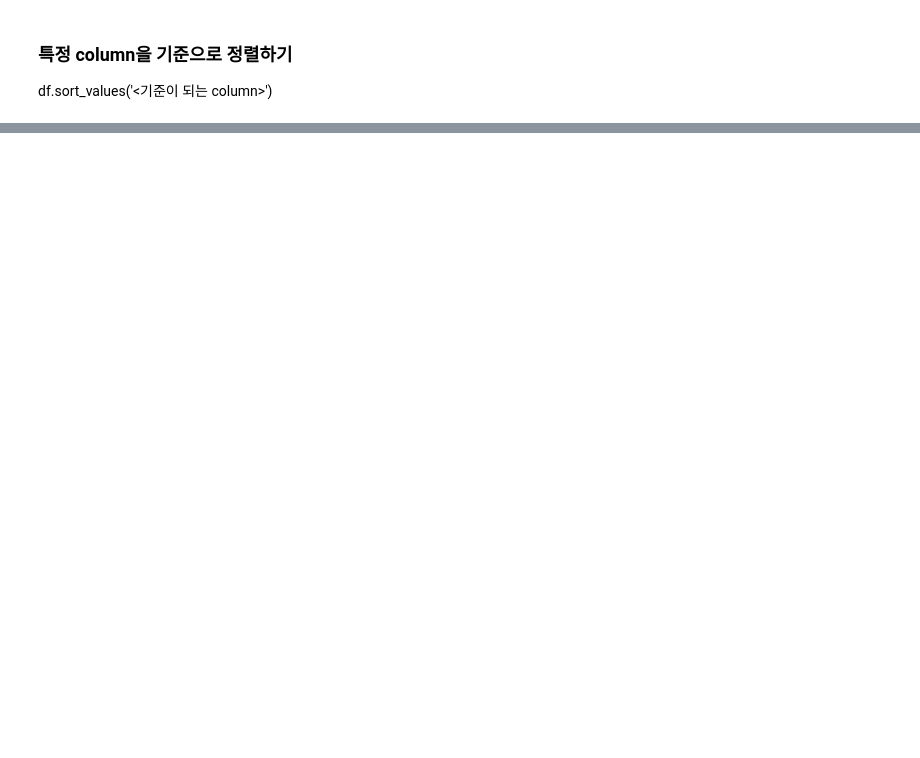
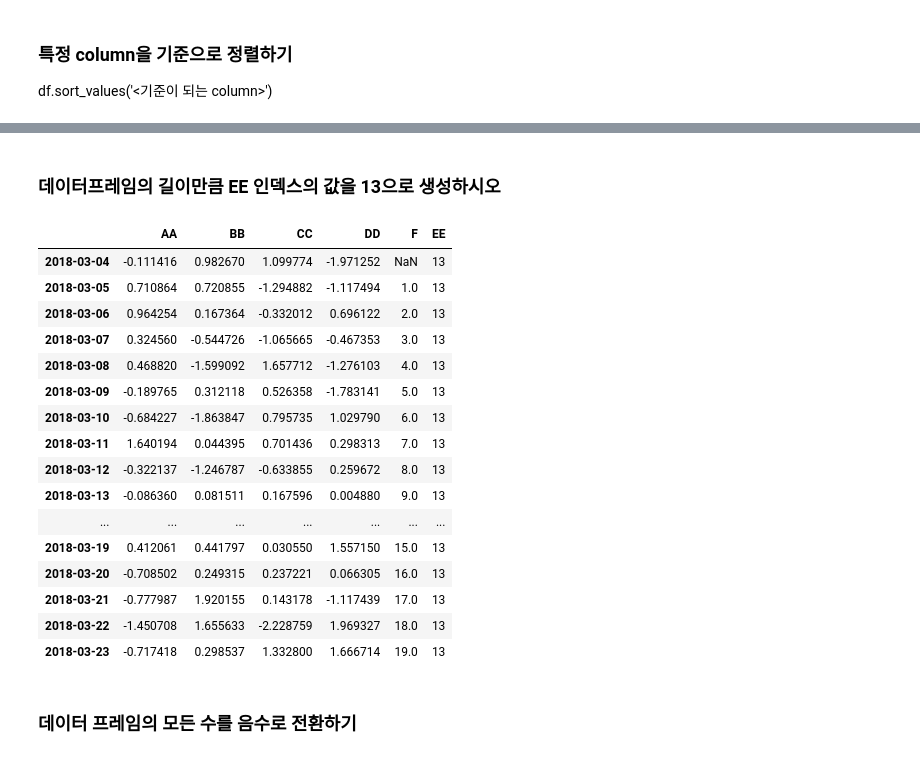
Before and after one commit to HyungtaeMoon/pandas-melon, a Jupyter notebook: 10minutes_to_pandas.ipynb, the cells around one changed output, grey strips where cells are left out. Drawn from its saved outputs; the diff is of its cells as text; code cells hidden in the pictures; blank space fills up the shorter version.

```diff
--- a/10minutes_to_pandas.ipynb
+++ b/10minutes_to_pandas.ipynb
@@ -195,0 +403,6 @@ df.sort_values('CC').head()
+# %%
+s1 = pd.Series(range(1, 21),
+               index=pd.date_range(
+                   '20180305', periods=20)
+              ) # 의도적으로 3월 5일부터 작성
+df['F'] = s1
@@ -195,0 +429,25 @@ df.sort_values('CC').head()
+# %% [markdown]
+### 데이터프레임의 길이만큼 EE 인덱스의 값을 13으로 생성하시오
+# %%
+df.loc[:, 'EE'] = [13] * len(df)
+df
+# %% [output]
+|  | AA | BB | CC | DD | F | EE |
+| 2018-03-04 | -0.111416 | 0.982670 | 1.099774 | -1.971252 | NaN | 13 |
+| 2018-03-05 | 0.710864 | 0.720855 | -1.294882 | -1.117494 | 1.0 | 13 |
+| 2018-03-06 | 0.964254 | 0.167364 | -0.332012 | 0.696122 | 2.0 | 13 |
+| 2018-03-07 | 0.324560 | -0.544726 | -1.065665 | -0.467353 | 3.0 | 13 |
+| 2018-03-08 | 0.468820 | -1.599092 | 1.657712 | -1.276103 | 4.0 | 13 |
+| 2018-03-09 | -0.189765 | 0.312118 | 0.526358 | -1.783141 | 5.0 | 13 |
+| 2018-03-10 | -0.684227 | -1.863847 | 0.795735 | 1.029790 | 6.0 | 13 |
+| 2018-03-11 | 1.640194 | 0.044395 | 0.701436 | 0.298313 | 7.0 | 13 |
+| 2018-03-12 | -0.322137 | -1.246787 | -0.633855 | 0.259672 | 8.0 | 13 |
+| 2018-03-13 | -0.086360 | 0.081511 | 0.167596 | 0.004880 | 9.0 | 13 |
+| ... | ... | ... | ... | ... | ... | ... |
+| 2018-03-19 | 0.412061 | 0.441797 | 0.030550 | 1.557150 | 15.0 | 13 |
+| 2018-03-20 | -0.708502 | 0.249315 | 0.237221 | 0.066305 | 16.0 | 13 |
+| 2018-03-21 | -0.777987 | 1.920155 | 0.143178 | -1.117439 | 17.0 | 13 |
+| 2018-03-22 | -1.450708 | 1.655633 | -2.228759 | 1.969327 | 18.0 | 13 |
+| 2018-03-23 | -0.717418 | 0.298537 | 1.332800 | 1.666714 | 19.0 | 13 |
+# %% [markdown]
+### 데이터 프레임의 모든 수를 음수로 전환하기
```
Also changed, not shown: parts of 44 cells of this notebook.
